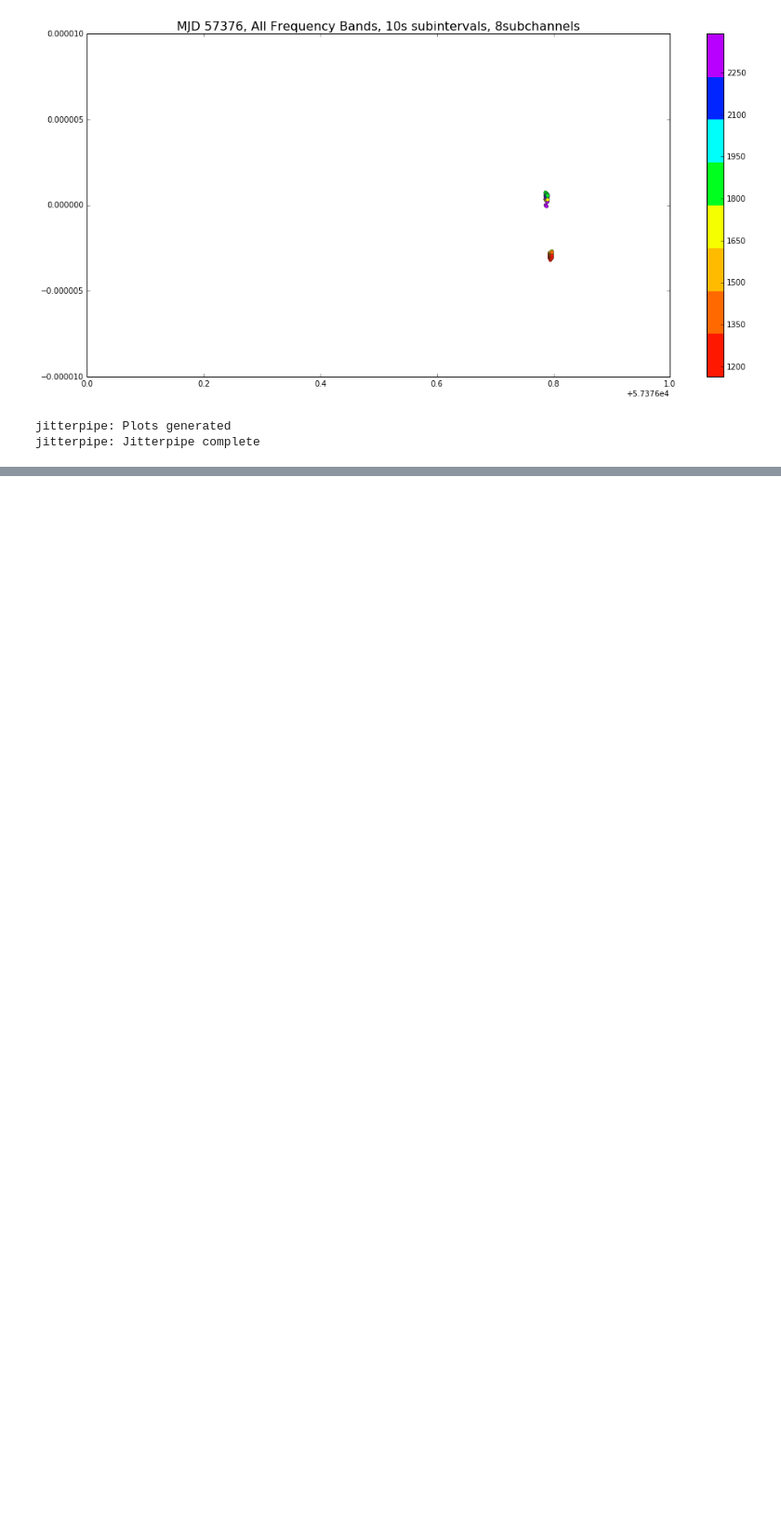
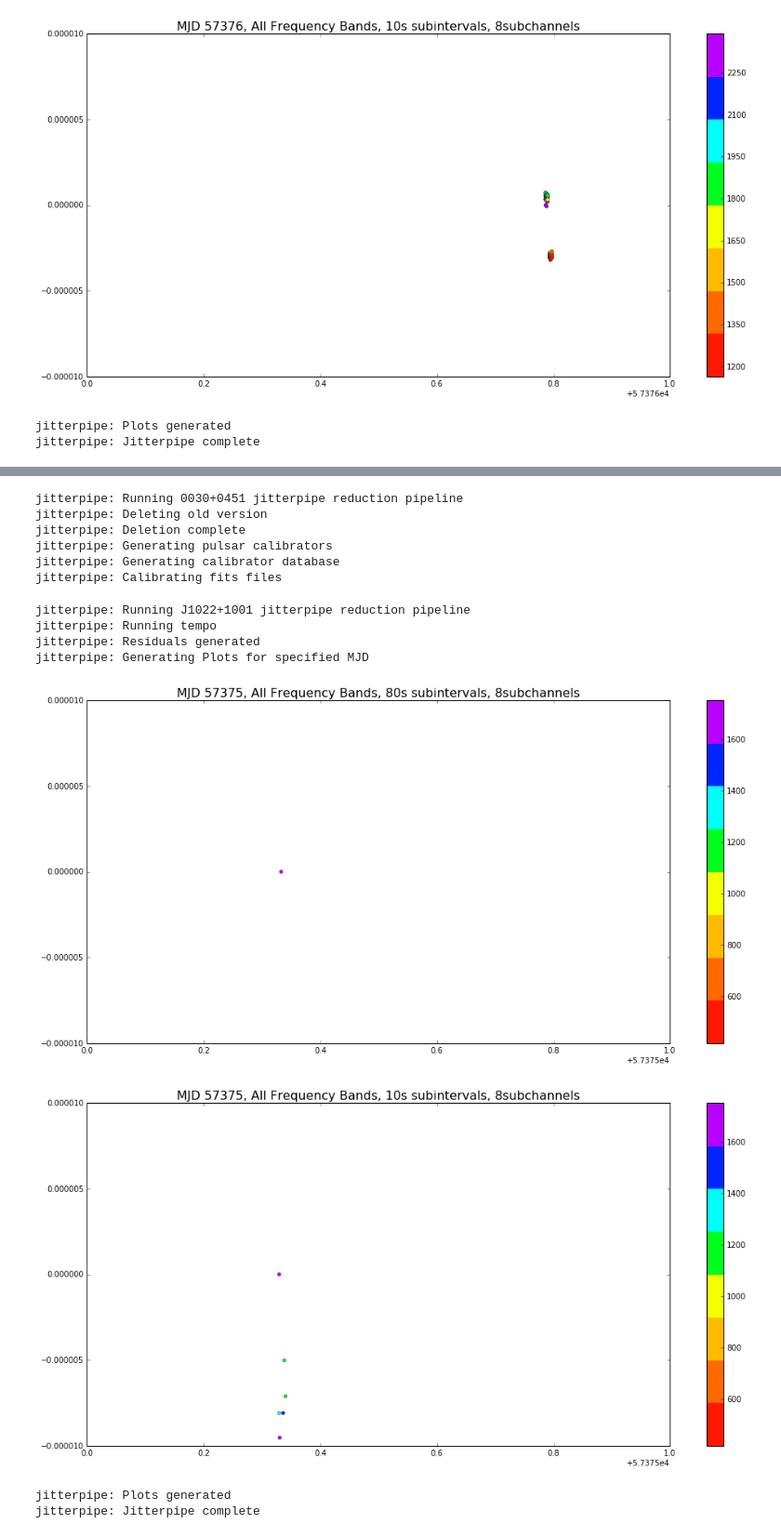
Before and after one commit to elliesch/jitterpipe, a Jupyter notebook: Jitterpipe.ipynb, the cells around one changed output, grey strips where cells are left out. Shown: that part at 93% size. Saved outputs shown, nothing was run; the diff lists cells and outputs as text; code cells hidden in the pictures; blank space fills up the shorter version.

```diff
--- a/Jitterpipe.ipynb
+++ b/Jitterpipe.ipynb
@@ -198,9 +198,10 @@ def jitterpipe(dirpath, psrname, MJDint, clearoutput=True, cal=True, zap=True, s
         #This will create tim files for the 80S SUBINT + 8 channel files
 
         #Creating forloop to loop over the MJD titles
+        print MJDarray
         for date in MJDarray:
             call("pat -A FDM -e mcmc=0 -C chan -C subint -C snr -C wt -f 'tempo2 IPTA' -s %s %szap/puppi_%s_%s_????.11y.zap80F8 > %stiming/%s_%s_NANOGrav_11y_80F8.tim" %(TEMPLATEFILE, DIR, date, psrname, DIR, date, psrname))
-            add_header('%s%s_%s_NANOGrav_11y_NTF8.tim' %(DIR, date, psrname), "MODE 1")
+            add_header('%stiming/%s_%s_NANOGrav_11y_80F8.tim' %(DIR, date, psrname), "MODE 1")
 
 #         printer("Writing master tim file for 80s subint + 8 channel files")
 #         call("pat -A FDM -e mcmc=0 -C chan -C subint -C snr -C wt -f 'tempo2 IPTA' -s %s %szap/*.zap80F8 > %stiming/master_%s_NANOGrav_11y_80F8.tim" %(TEMPLATEFILE, DIR, DIR, psrname))
@@ -215,13 +216,12 @@ def jitterpipe(dirpath, psrname, MJDint, clearoutput=True, cal=True, zap=True, s
         #Creating forloop to loop over the MJD titles
         for date in MJDarray:
             call("pat -A FDM -e mcmc=0 -C chan -C subint -C snr -C wt -f 'tempo2 IPTA' -s %s %szap/puppi_%s_%s_????.11y.zapNTF8 > %stiming/%s_%s_NANOGrav_11y_NTF8.tim" %(TEMPLATEFILE, DIR, date, psrname, DIR, date, psrname))
-            add_header('%s%s_%s_NANOGrav_11y_NTF8.tim' %(DIR, date, psrname), "MODE 1")
+            add_header('%stiming/%s_%s_NANOGrav_11y_NTF8.tim' %(DIR, date, psrname), "MODE 1")
 
 #         printer("Writing master tim file for 10s subint + 8 channel files")
 #         call("pat -A FDM -e mcmc=0 -C chan -C subint -C snr -C wt -f 'tempo2 IPTA' -s %s %szap/*.zapNTF8 > %stiming/master_%s_NANOGrav_11y_NTF8.tim" %(TEMPLATEFILE, DIR, DIR, psrname))
 #         add_header('%smaster_%s_NANOGrav_11y_NTF8.tim' %(DIR, psrname), "MODE 1")
 
-        call("mkdir %stiming" %DIR)
 
         printer("Timing solution complete")
 
@@ -590,0 +609,25 @@ jitterpipe: Jitterpipe complete
+# %%
+psrlist=[#('/nimrod1/eschwab/J1022_data/','J1022+1001', 57375), did this below, because the files were buggy
+         ('/nimrod1/eschwab/J0030_data/', '0030+0451', 57386),
+         ('/nimrod1/eschwab/J2234+0944_data/', 'J2234+0944', 57375)]
+
+for psr in psrlist:
+    jitterpipe(psr[0], psr[1], psr[2])
+# %% [output]
+jitterpipe: Running 0030+0451 jitterpipe reduction pipeline
+jitterpipe: Deleting old version
+jitterpipe: Deletion complete
+jitterpipe: Generating pulsar calibrators
+jitterpipe: Generating calibrator database
+jitterpipe: Calibrating fits files
+# %%
+jitterpipe('/nimrod1/eschwab/J1022_data/','J1022+1001', 57375, clearoutput=False, cal=False, zap=False, scrunch=False, timing=False, resids=True)
+# %% [output]
+jitterpipe: Running J1022+1001 jitterpipe reduction pipeline
+jitterpipe: Running tempo
+jitterpipe: Residuals generated
+jitterpipe: Generating Plots for specified MJD
+[figure, added]
+[figure, added]
+jitterpipe: Plots generated
+jitterpipe: Jitterpipe complete
```
Also changed, not shown: parts of 1 cell of this notebook.
